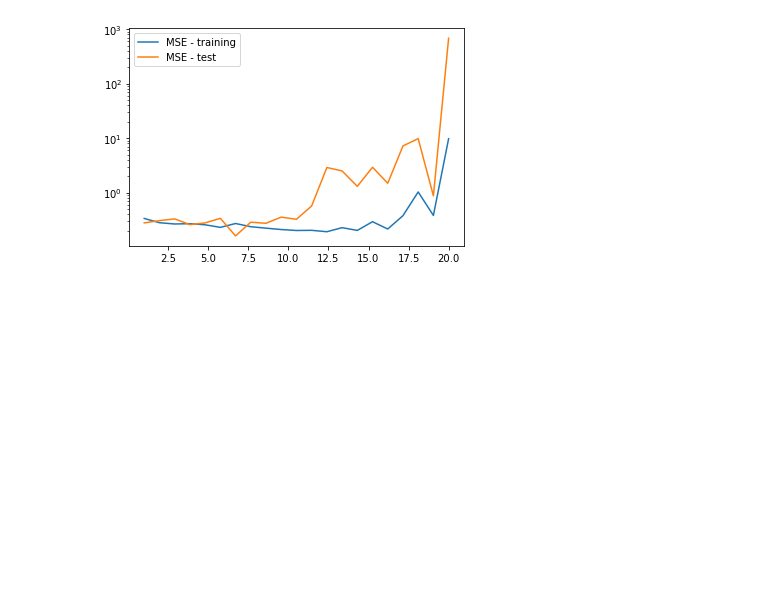
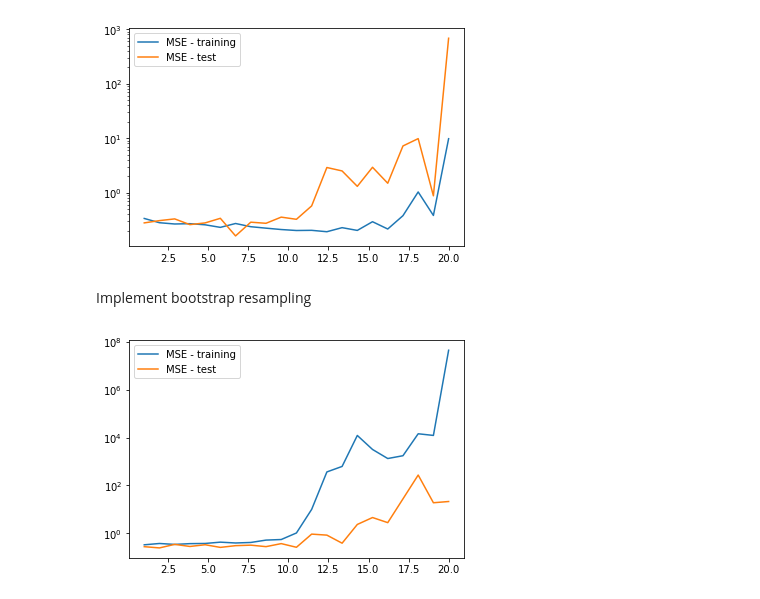
Before and after one commit to tellefs/ML-projects, a Jupyter notebook: project1/project1.ipynb, the cells around one changed output. Cells and saved outputs as stored; diff of their text form; code cells hidden in the pictures; blank space fills up the shorter version.

Commit message:
1st draft with bootstrap resampling

```diff
--- a/project1/project1.ipynb
+++ b/project1/project1.ipynb
@@ -144,3 +149,54 @@ plt.legend()
 plt.show()
 # %% [output]
 [figure]
+# %% [markdown]
+Implement bootstrap resampling
+# %%
+np.random.seed(47309275)
+max_degree = 20
+n_bootstraps = 100
+n = 400
+noise_factor = .5
+
+degree = np.linspace(1, max_degree, max_degree+1)
+MSE_test = np.zeros(max_degree+1)
+MSE_train = np.zeros(max_degree+1)
+
+noise = noise_factor*np.random.randn(n)
+x = np.random.uniform(0,1,n)
+y = np.random.uniform(0,1,n)
+
+z = FrankeFunction(x,y) + noise
+
+for i in range(max_degree+1):
+    # degree = polynomial degree
+    X = create_X(x, y, i)
+
+    X_train, X_test, z_train, z_test = train_test_split(X,z,test_size=0.2)
+    scaler = StandardScaler(with_mean = True, with_std = False)
+    scaler.fit(X_train)
+    X_train_scaled = scaler.transform(X_train)
+    X_test_scaled = scaler.transform(X_test)
+
+    MSE_train_values = np.zeros(n_bootstraps)
+
+    for j in range(n_bootstraps):
+        X_train_resample, z_train_resample = resample(X_train, z_train, replace=True)
+        beta = np.linalg.inv(X_train_resample.T @ X_train_resample) @ X_train_resample.T @ z_train_resample
+        z_tilde = X_train @ beta
+        MSE_train_values[j] = MSE(z_train_resample, z_tilde)
+
+
+    beta = np.linalg.inv(X_train.T @ X_train) @ X_train.T @ z_train
+    z_tilde = X_train @ beta
+    z_predict = X_test @ beta
+    MSE_train[i] = np.mean(MSE_train_values)
+    MSE_test[i] = MSE(z_test,z_predict)
+
+plt.plot(degree, MSE_train, label='MSE - training')
+plt.plot(degree, MSE_test, label='MSE - test')
+plt.yscale('log')
+plt.legend()
+plt.show()
+# %% [output]
+[figure, added]
```
Also changed, not shown: parts of 2 cells of this notebook.
